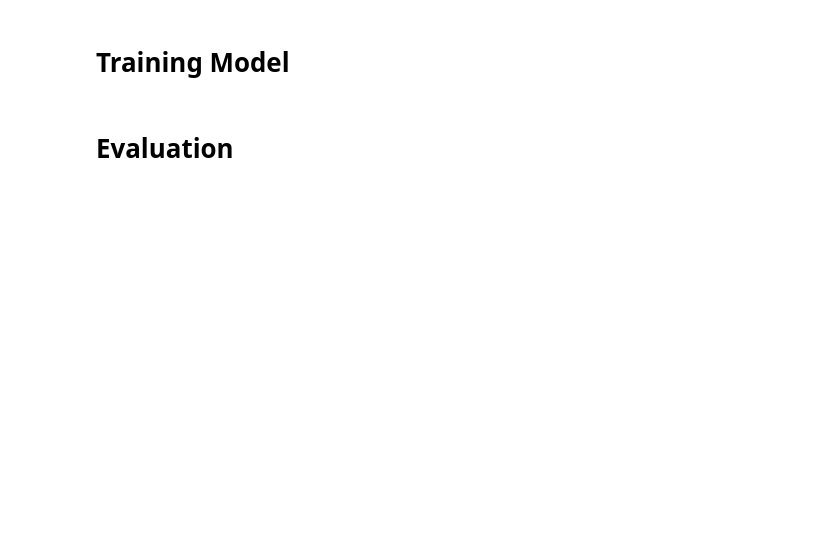
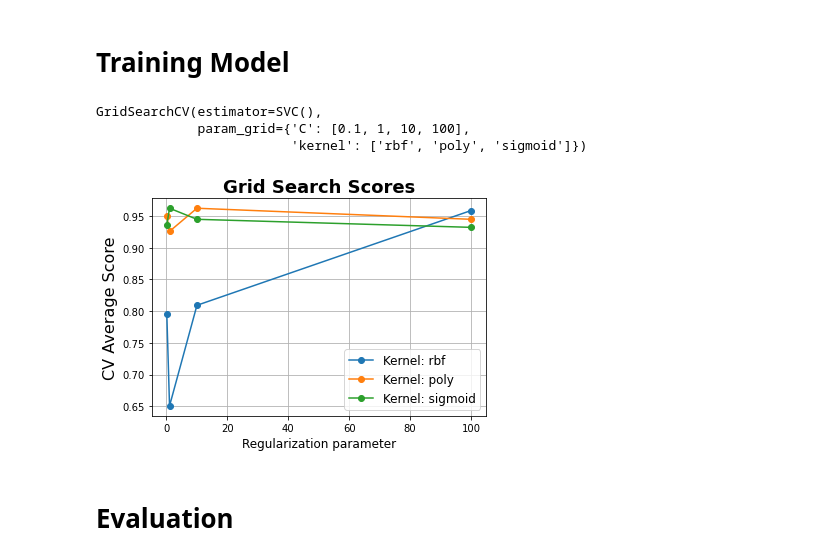
Before and after one commit to mercyano/klasifikasi-kbk, a Jupyter notebook: modelling.ipynb, the cells around one changed output. Cells and saved outputs as stored; diff of their text form; code cells hidden in the pictures; blank space fills up the shorter version.

Commit message:
plotting GridSearch result

```diff
--- a/modelling.ipynb
+++ b/modelling.ipynb
@@ -77,4 +77,49 @@ Teknologi Digital Cerdas (Ubiquitous Computing Technique)
 Name: kbk, dtype: int64
 # %% [markdown]
 # Training Model
+# %%
+from sklearn.svm import SVC
+from sklearn.model_selection import GridSearchCV
+
+# defining parameter range
+param_grid = {'C': [0.1, 1, 10, 100],
+            'kernel': ['rbf', 'poly', 'sigmoid']
+			}
+
+grid = GridSearchCV(SVC(), param_grid)
+
+# fitting the model for grid search
+grid.fit(X_train_resampled, y_train_resampled)
+# %% [output]
+GridSearchCV(estimator=SVC(),
+             param_grid={'C': [0.1, 1, 10, 100],
+                         'kernel': ['rbf', 'poly', 'sigmoid']})
+# %%
+import matplotlib.pyplot as plt
+
+def plot_grid_search(cv_results, grid_param_1, grid_param_2, name_param_1, name_param_2):
+    # Get Test Scores Mean and std for each grid search
+    scores_mean = cv_results['mean_test_score']
+    scores_mean = np.array(scores_mean).reshape(len(grid_param_2),len(grid_param_1))
+
+    scores_sd = cv_results['std_test_score']
+    scores_sd = np.array(scores_sd).reshape(len(grid_param_2),len(grid_param_1))
+
+    # Plot Grid search scores
+    _, ax = plt.subplots(1,1)
+
+    # Param1 is the X-axis, Param 2 is represented as a different curve (color line)
+    for idx, val in enumerate(grid_param_2):
+        ax.plot(grid_param_1, scores_mean[idx,:], '-o', label= name_param_2 + ': ' + str(val))
+
+    ax.set_title("Grid Search Scores", fontsize=18, fontweight='bold')
+    ax.set_xlabel(name_param_1, fontsize=12)
+    ax.set_ylabel('CV Average Score', fontsize=16)
+    ax.legend(loc="best", fontsize=12)
+    ax.grid('on')
+
+# Calling Method
+plot_grid_search(grid.cv_results_, param_grid['C'], param_grid['kernel'], 'Regularization parameter', 'Kernel')
+# %% [output]
+[figure, added]
 # %%
```
Also changed, not shown: parts of 7 cells of this notebook, 1 other file.
